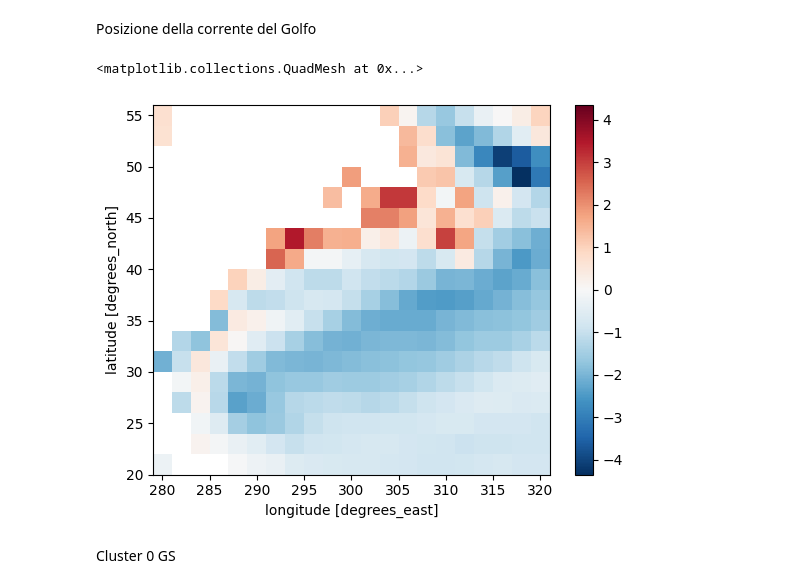
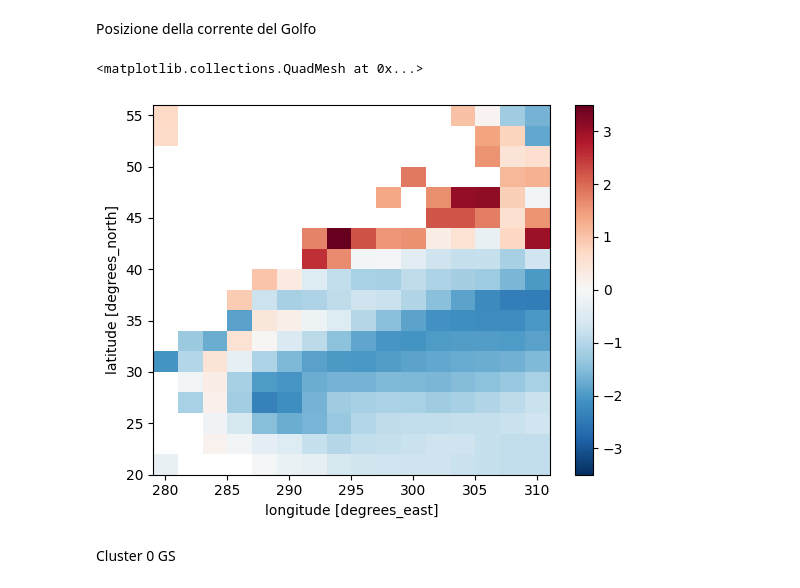
Before and after one commit to sbeltrami/tesi, a Jupyter notebook: gulf_stream_plot.ipynb, the cells around one changed output. Saved outputs shown, nothing was run; the diff lists cells and outputs as text; code cells hidden in the pictures.

```diff
--- a/gulf_stream_plot.ipynb
+++ b/gulf_stream_plot.ipynb
@@ -67,10 +67,10 @@ list_cluster4 = list_cluster4_pca
 # %% [markdown]
 Posizione della corrente del Golfo
 # %%
-models['ACCESS-CM2']['North Atlantic bias DJF'].sel(lon=slice(280,320), lat=slice(20,55)).plot()
+models['ACCESS-CM2']['North Atlantic bias DJF'].sel(lon=slice(280,310), lat=slice(20,55)).plot()
 # %% [output]
 <matplotlib.collections.QuadMesh at 0x...>
-[figure, old version]
+[figure, new version]
 # %%
 #seleziono un sottobox in cui vado a cercare la corrente del Golfo
 for name in models.keys():
```
Also changed, not shown: parts of 1 cell of this notebook.
